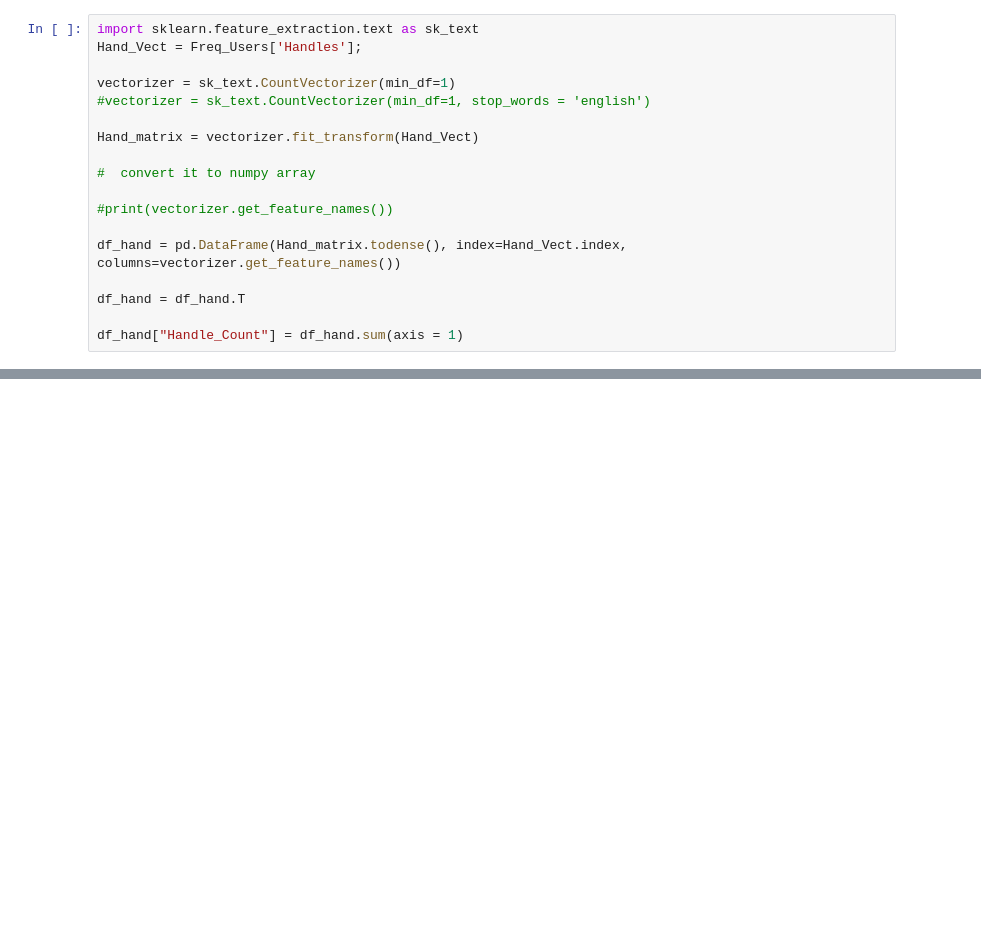
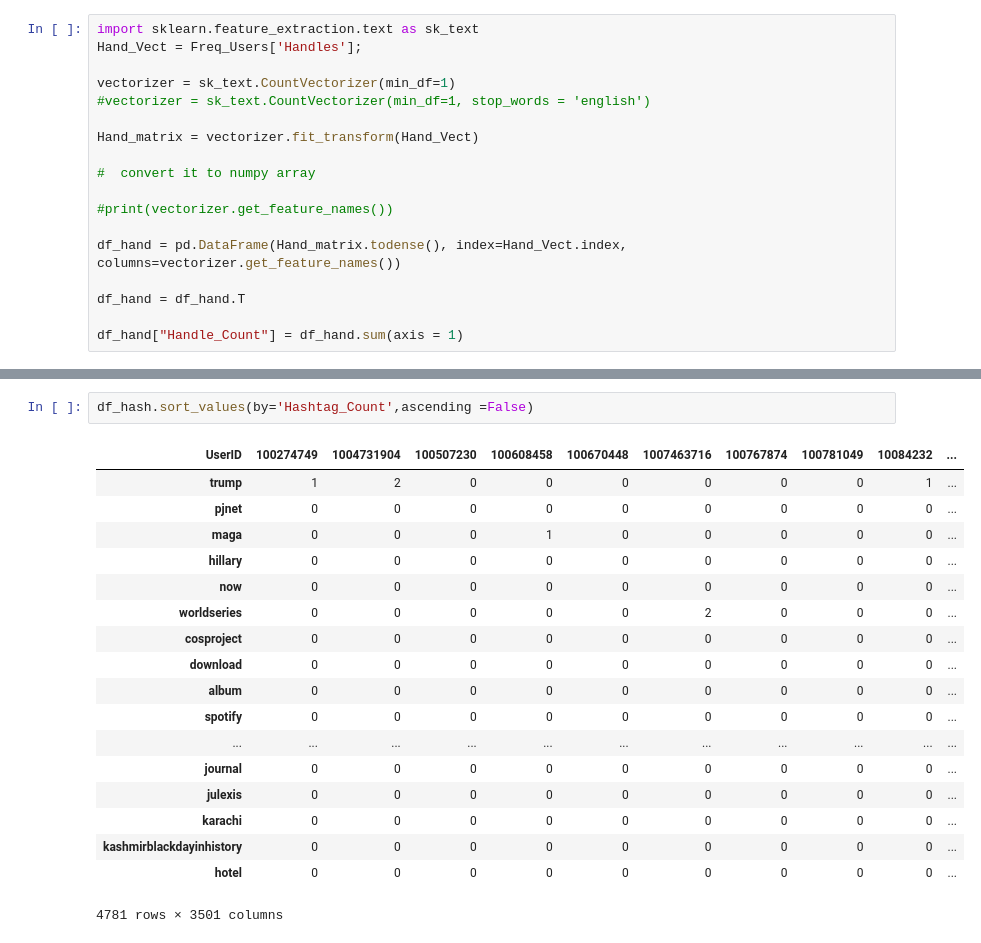
Before and after one commit to MatthewAlisangco/labtweets, a Jupyter notebook: CS177Labtwo_teamFirstRow.ipynb, the cells around one changed output, grey strips where cells are left out. Drawn from its saved outputs; the diff is of its cells as text; blank space fills up the shorter version.

Commit message:
Sorted hastag count and handles count values, didn't get memory issue

```diff
--- a/CS177Labtwo_teamFirstRow.ipynb
+++ b/CS177Labtwo_teamFirstRow.ipynb
@@ -211,0 +229,21 @@ MemoryError:
+# %%
+df_hash.sort_values(by='Hashtag_Count',ascending =False)
+# %% [output]
+| UserID | 100274749 | 1004731904 | 100507230 | 100608458 | 100670448 | 1007463716 | 100767874 | 100781049 | 10084232 | ... |
+| trump | 1 | 2 | 0 | 0 | 0 | 0 | 0 | 0 | 1 | ... |
+| pjnet | 0 | 0 | 0 | 0 | 0 | 0 | 0 | 0 | 0 | ... |
+| maga | 0 | 0 | 0 | 1 | 0 | 0 | 0 | 0 | 0 | ... |
+| hillary | 0 | 0 | 0 | 0 | 0 | 0 | 0 | 0 | 0 | ... |
+| now | 0 | 0 | 0 | 0 | 0 | 0 | 0 | 0 | 0 | ... |
+| worldseries | 0 | 0 | 0 | 0 | 0 | 2 | 0 | 0 | 0 | ... |
+| cosproject | 0 | 0 | 0 | 0 | 0 | 0 | 0 | 0 | 0 | ... |
+| download | 0 | 0 | 0 | 0 | 0 | 0 | 0 | 0 | 0 | ... |
+| album | 0 | 0 | 0 | 0 | 0 | 0 | 0 | 0 | 0 | ... |
+| spotify | 0 | 0 | 0 | 0 | 0 | 0 | 0 | 0 | 0 | ... |
+| ... | ... | ... | ... | ... | ... | ... | ... | ... | ... | ... |
+| journal | 0 | 0 | 0 | 0 | 0 | 0 | 0 | 0 | 0 | ... |
+| julexis | 0 | 0 | 0 | 0 | 0 | 0 | 0 | 0 | 0 | ... |
+| karachi | 0 | 0 | 0 | 0 | 0 | 0 | 0 | 0 | 0 | ... |
+| kashmirblackdayinhistory | 0 | 0 | 0 | 0 | 0 | 0 | 0 | 0 | 0 | ... |
+| hotel | 0 | 0 | 0 | 0 | 0 | 0 | 0 | 0 | 0 | ... |
+4781 rows × 3501 columns
```
Also changed, not shown: parts of 2 cells of this notebook.
